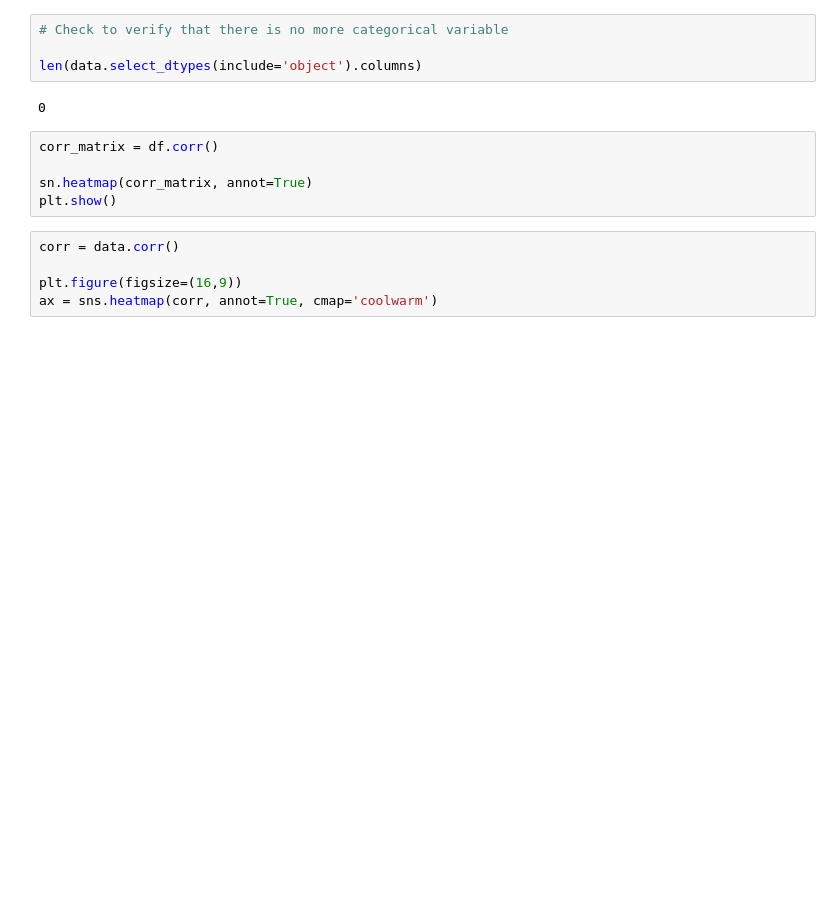
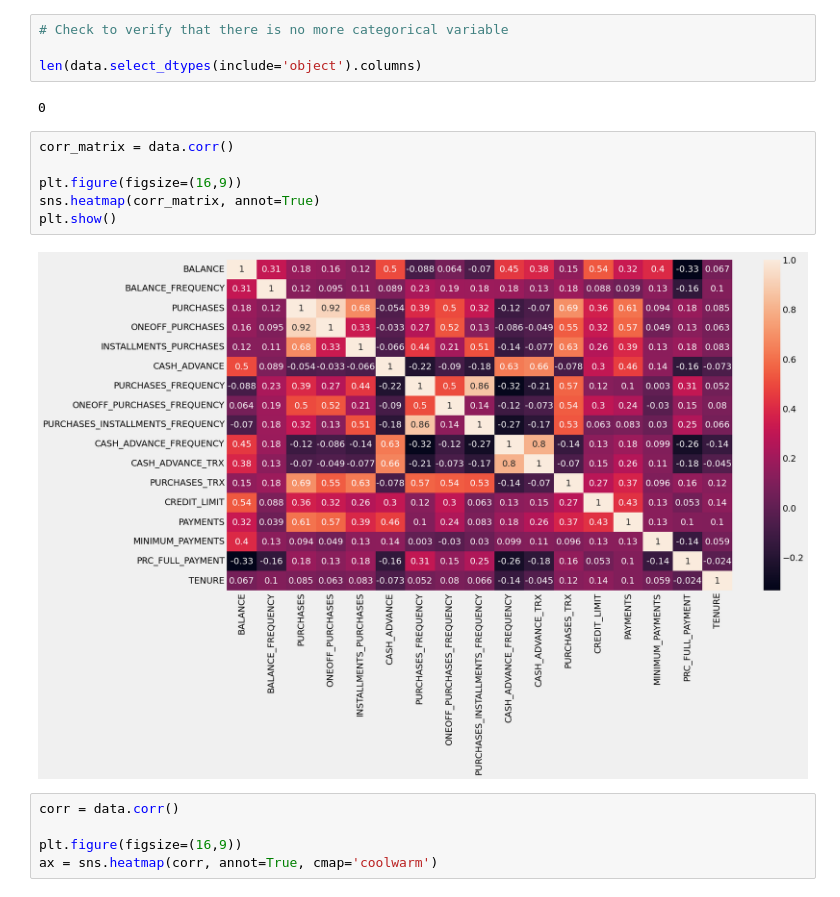
Before and after one commit to henryonomakpo/The-Impact-of-ESG-Ratings-on-EV-Manufacturing-Industry, a Jupyter notebook: KMeans_Customer_Segmentation.ipynb, the cells around one changed output. Cells and saved outputs as stored; diff of their text form; blank space fills up the shorter version.

```diff
--- a/KMeans_Customer_Segmentation.ipynb
+++ b/KMeans_Customer_Segmentation.ipynb
@@ -138,10 +138,13 @@ len(data.select_dtypes(include='object').columns)
 # %% [output]
 0
 # %%
-corr_matrix = df.corr()
+corr_matrix = data.corr()
 
-sn.heatmap(corr_matrix, annot=True)
+plt.figure(figsize=(16,9))
+sns.heatmap(corr_matrix, annot=True)
 plt.show()
+# %% [output]
+[figure, added]
 # %%
 corr = data.corr()
 
```
Also changed, not shown: parts of 3 cells of this notebook.
